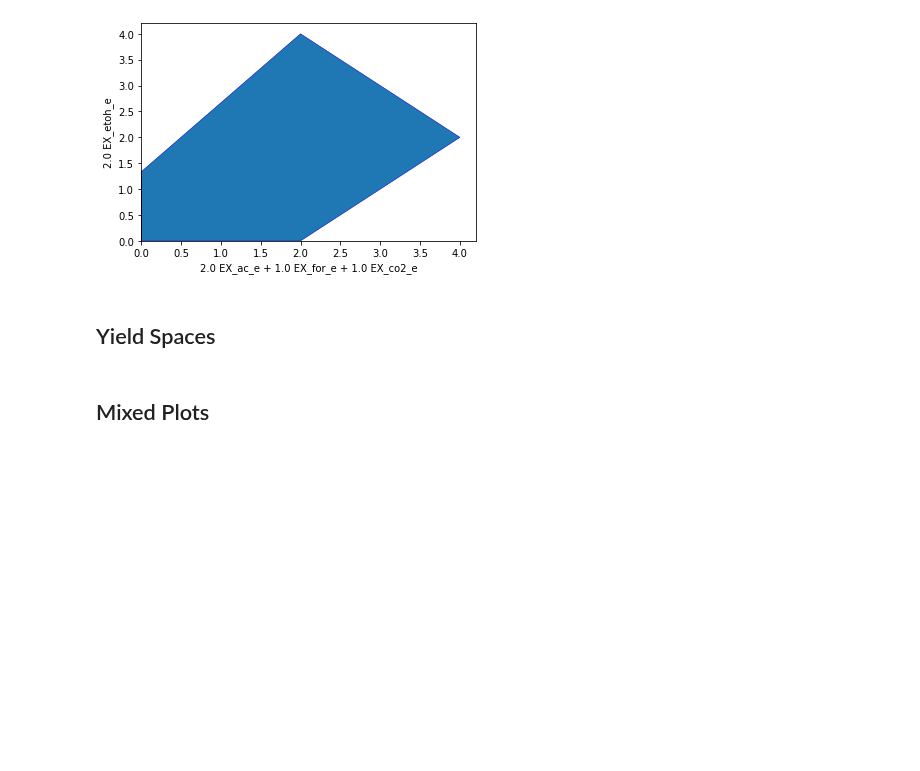
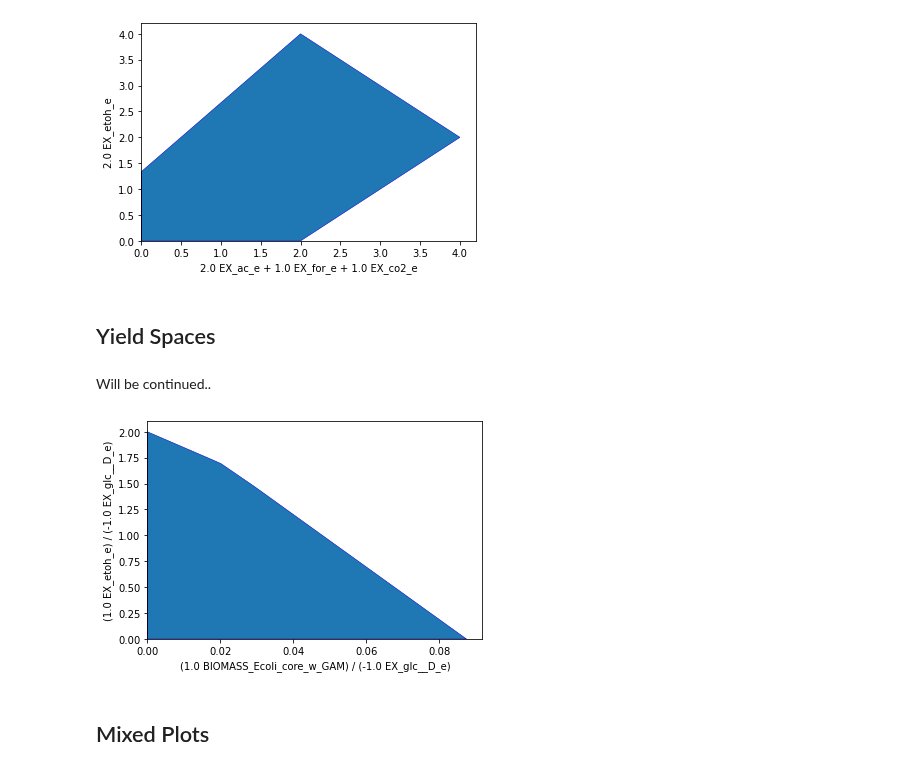
Before and after one commit to klamt-lab/straindesign, a Jupyter notebook: docs/source/examples/JN_03_plotting.ipynb, the cells around one changed output. Drawn from its saved outputs; the diff is of its cells as text; code cells hidden in the pictures; blank space fills up the shorter version.

```diff
--- a/docs/source/examples/JN_03_plotting.ipynb
+++ b/docs/source/examples/JN_03_plotting.ipynb
@@ -49,5 +49,11 @@ datapoints, triang, plot1 = sd.plot_flux_space(model1,('2 EX_ac_e + 1 EX_for_e +
 [figure]
 # %% [markdown]
 ## Yield Spaces
+# %% [markdown]
+Will be continued..
+# %%
+sd.plot_flux_space(model,(('BIOMASS_Ecoli_core_w_GAM','-EX_glc__D_e'),('EX_etoh_e','-EX_glc__D_e')));
+# %% [output]
+[figure, added]
 # %% [markdown]
 ## Mixed Plots
```
Also changed, not shown: parts of 8 cells of this notebook, 6 other files.
